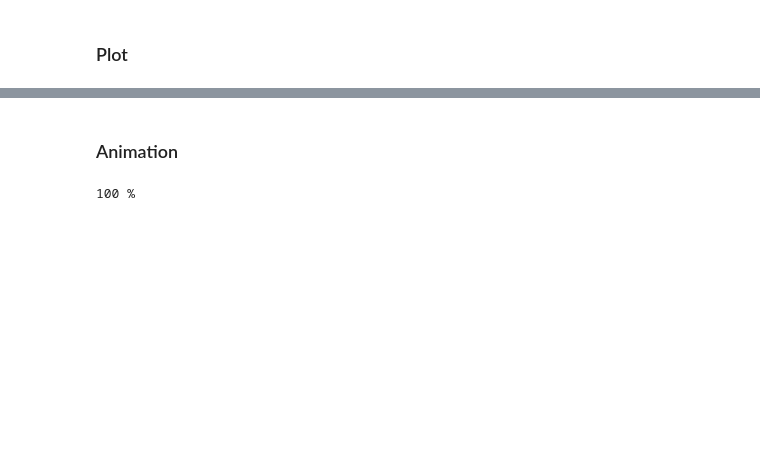
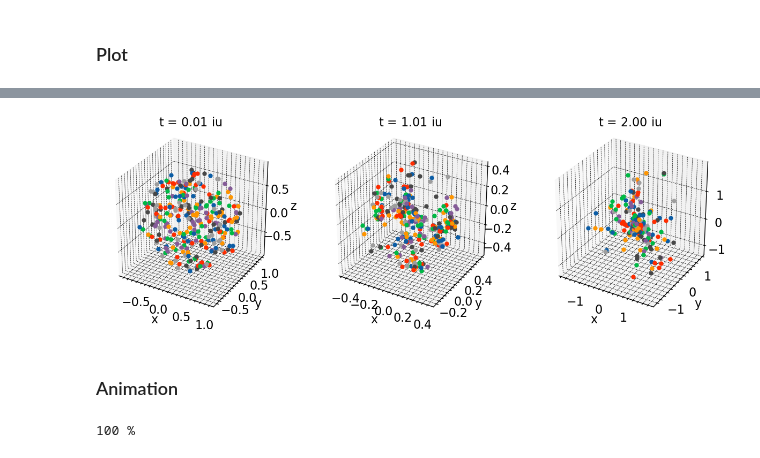
Before and after one commit to M-Bianchi/Dynamics_of_Stellar_Systems, a Jupyter notebook: nbody_sh1/sphere_plots.ipynb, the cells around one changed output, grey strips where cells are left out. Saved outputs shown, nothing was run; the diff lists cells and outputs as text; code cells hidden in the pictures; blank space fills up the shorter version.

```diff
--- a/nbody_sh1/sphere_plots.ipynb
+++ b/nbody_sh1/sphere_plots.ipynb
@@ -65,3 +90,36 @@ Text(0.5, 0, 'z[au]')
+# %%
+plt.rcParams['figure.figsize'] = [15 , 10]
+
+fig, axes = plt.subplots(1, 3, subplot_kw={'projection':'3d'})
+
+ax = axes[0]
+ax.set_box_aspect([1, 1, 1])
+ax.set_title(f't = ${time[0]:.2f}$ iu')
+ax.set_xlabel('x')
+ax.set_ylabel('y')
+ax.set_zlabel('z')
+for i in range(len(x[:,])):
+    ax.plot3D(x[i, 0], y[i, 0], z[i, 0], 'o', markersize=5)
+
+ax = axes[1]
+ax.set_box_aspect([1, 1, 1])
+ax.set_title(f't = ${time[round(0.5*len(time))]:.2f}$ iu')
+ax.set_xlabel('x')
+ax.set_ylabel('y')
+ax.set_zlabel('z')
+for i in range(len(x[:,])):
+    ax.plot3D(x[i, np.argsort(time)[round(0.5*len(time))]], y[i, np.argsort(time)[round(0.5*len(time))]], z[i, np.argsort(time)[round(0.5*len(time))]], 'o', markersize=5)
+
+ax = axes[2]
+ax.set_box_aspect([1, 1, 1])
+ax.set_title(f't = ${time[-1]:.2f}$ iu')
+ax.set_xlabel('x')
+ax.set_ylabel('y')
+ax.set_zlabel('z')
+for i in range(len(x[:,])):
+    ax.plot3D(x[i, -1], y[i, -1], z[i, -1], 'o', markersize=5)
+# %% [output]
+[figure, added]
 # %% [markdown]
 ### Animation
 # %%
```
Also changed, not shown: parts of 8 cells of this notebook, 9 other files.
